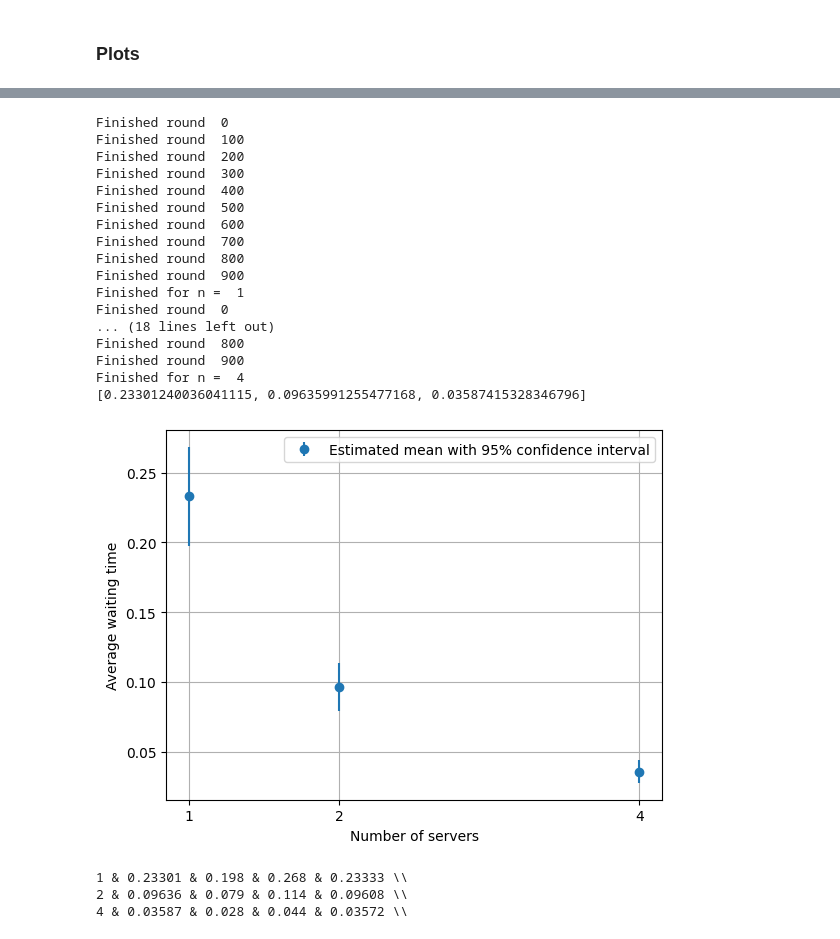
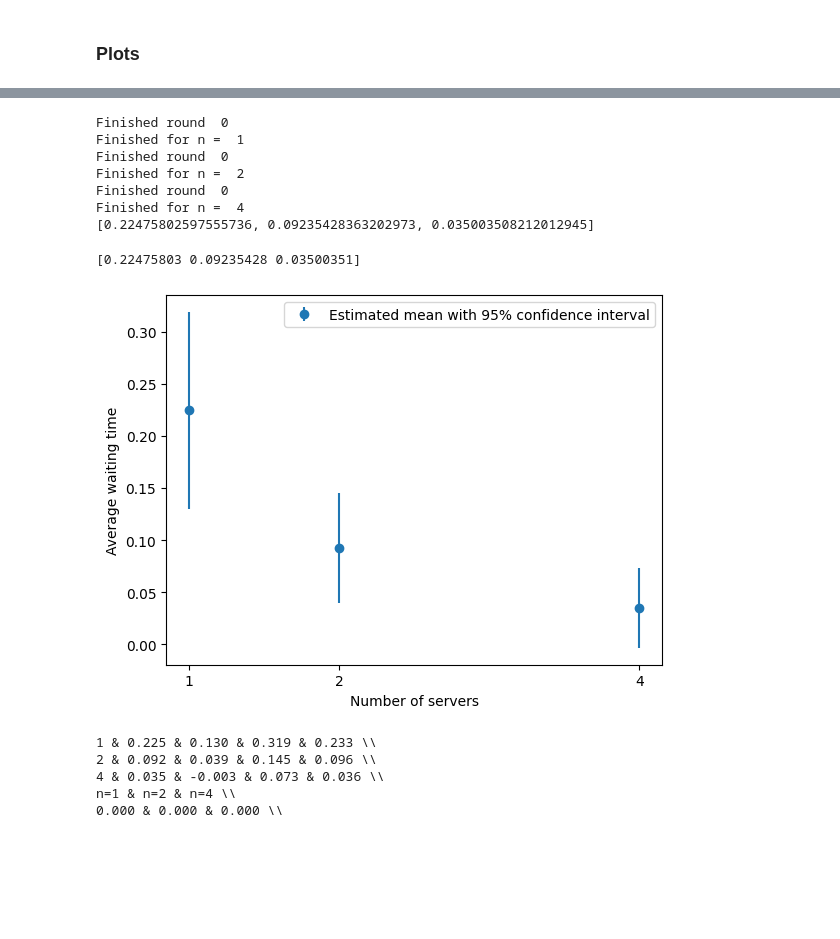
Before and after one commit to RSlanjouw/Stochastic-Simulation-2, a Jupyter notebook: DES_sim.ipynb, the cells around one changed output, grey strips where cells are left out. Saved outputs shown, nothing was run; the diff lists cells and outputs as text; code cells hidden in the pictures; blank space fills up the shorter version.

```diff
--- a/DES_sim.ipynb
+++ b/DES_sim.ipynb
@@ -115,9 +127,8 @@ def DES_queue_SJF(size, arrival_rate, service_rate, n):
         processed = 0
         while processed < size:
             if len(queue) == 0:
-                yield env.timeout(1)
+                yield env.timeout(0.1)
                 continue
-            print(queue)
             shortest_job = min(queue, key=lambda x: x["service"])
             ds = shortest_job["service"]
             queue.remove(shortest_job)
@@ -151,5 +162,8 @@ def DES_queue_SJF(size, arrival_rate, service_rate, n):
     mean_service = statistics.mean(service_times)
     return [mean_interarrival, mean_waiting, mean_service, waiting_times]
 
-
-DES_queue_SJF(100, 1, 1, 1)
+u = 1
+p = 0.7
+n = 1
+lambd = n * p * u
+DES_queue_SJF(100,lambd, u, n)[1]
@@ -241,11 +250,12 @@ plt.show()
 # %%
 # plot the mean waiting time for different number of servers with a confidence interval
 servers = [1,2,4]
-number_of_customers = 10000
+number_of_customers = 1000
 rho = 0.7
 mu = 10
-number_of_rounds = 1000
+number_of_rounds = 100
 means = []
+total = []
 stds = []
 
 for n in servers:
@@ -260,54 +270,57 @@ for n in servers:
     std = np.std(results)
     means.append(mean)
     stds.append(std)
+    total.append(results)
     print("Finished for n = ", n)
 
 print(means)
 # %% [output]
 Finished round  0
-Finished round  100
-Finished round  200
-Finished round  300
-Finished round  400
-Finished round  500
-Finished round  600
-Finished round  700
-Finished round  800
-Finished round  900
 Finished for n =  1
 Finished round  0
-... (18 lines left out)
-Finished round  800
-Finished round  900
+Finished for n =  2
+Finished round  0
 Finished for n =  4
-[0.23301240036041115, 0.09635991255477168, 0.03587415328346796]
+[0.22475802597555736, 0.09235428363202973, 0.035003508212012945]
 # %%
-# save the means for p  and save stds for p and n and mu
-np.save("means_p07_mu10_10000cust_1000times.npy", means)
-np.save("stds_p07_mu10_10000cust_1000times.npy", stds)
+np.save("means_p07_mu10_10000cust_100times.npy", means)
+np.save("stds_p07_mu10_10000cust_100times.npy", stds)
 
-# load them
-means1 = np.load("means_p07_mu10_10000cust_1000times.npy")
-stds1 = np.load("stds_p07_mu10_10000cust_1000times.npy")
 
+
+means1 = np.load("means_p07_mu10_10000cust_100times.npy")
+stds1 = np.load("stds_p07_mu10_10000cust_100times.npy")
+servers = [1,2,4]
+number_of_customers = 10000
+rho = 0.7
+mu = 10
+number_of_rounds = 1000
+print(means1)
 convi = 1.96
-# plot the mean waiting time for different number of servers with a confidence interval
 plt.errorbar(servers, means1, yerr=1.96*stds1, fmt='o', label="Estimated mean with 95% confidence interval")
 plt.xlabel("Number of servers")
 plt.ylabel("Average waiting time")
-plt.grid()
 plt.legend()
-# only make the xticks the servers
 plt.xticks(servers)
 plt.show()
 
-
-# make latex table with range min, max 95 confidence intervals and average waiting times
 convi = 1.96
 for i in range(len(servers)):
-    print(f"{servers[i]} & {means1[i]:.5f} & {means1[i] - convi*stds1[i]:.3f} & {means1[i] + convi*stds1[i]:.3f} & {calculate_expected_waiting_time(servers[i], 0.7, 10):.5f} \\\\")
+    print(f"{servers[i]} & {means1[i]:.3f} & {means1[i] - convi*stds1[i]:.3f} & {means1[i] + convi*stds1[i]:.3f} & {calculate_expected_waiting_time(servers[i], 0.7, 10):.3f} \\\\")
+
+
+from scipy.stats import ttest_ind
+a= ttest_ind(total[0], total[1])
+b = ttest_ind(total[0], total[2])
+c = ttest_ind(total[1], total[2])
+
+print("n=1 & n=2 & n=4 \\\\")
+print(f"{a.pvalue:.3f} & {b.pvalue:.3f} & {c.pvalue:.3f} \\\\")
 # %% [output]
+[0.22475803 0.09235428 0.03500351]
-[figure, old version]
+[figure, new version]
-1 & 0.23301 & 0.198 & 0.268 & 0.23333 \\
-2 & 0.09636 & 0.079 & 0.114 & 0.09608 \\
-4 & 0.03587 & 0.028 & 0.044 & 0.03572 \\
+1 & 0.225 & 0.130 & 0.319 & 0.233 \\
+2 & 0.092 & 0.039 & 0.145 & 0.096 \\
+4 & 0.035 & -0.003 & 0.073 & 0.036 \\
+n=1 & n=2 & n=4 \\
+0.000 & 0.000 & 0.000 \\
```
Also changed, not shown: parts of 14 cells of this notebook.
